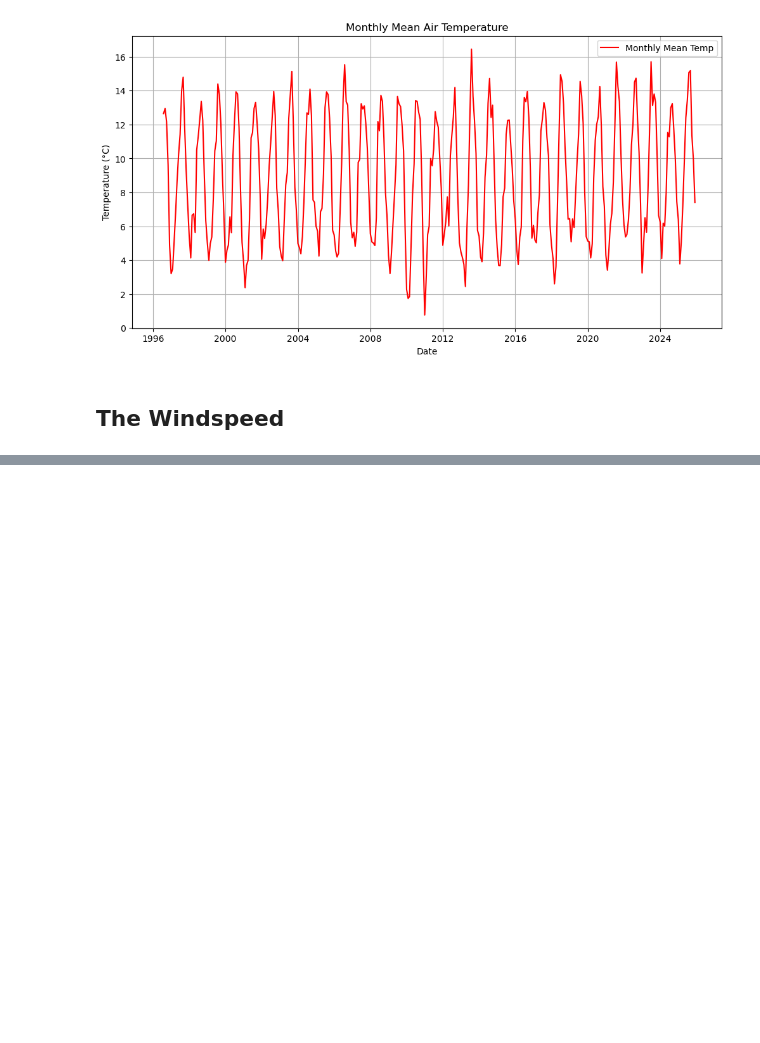
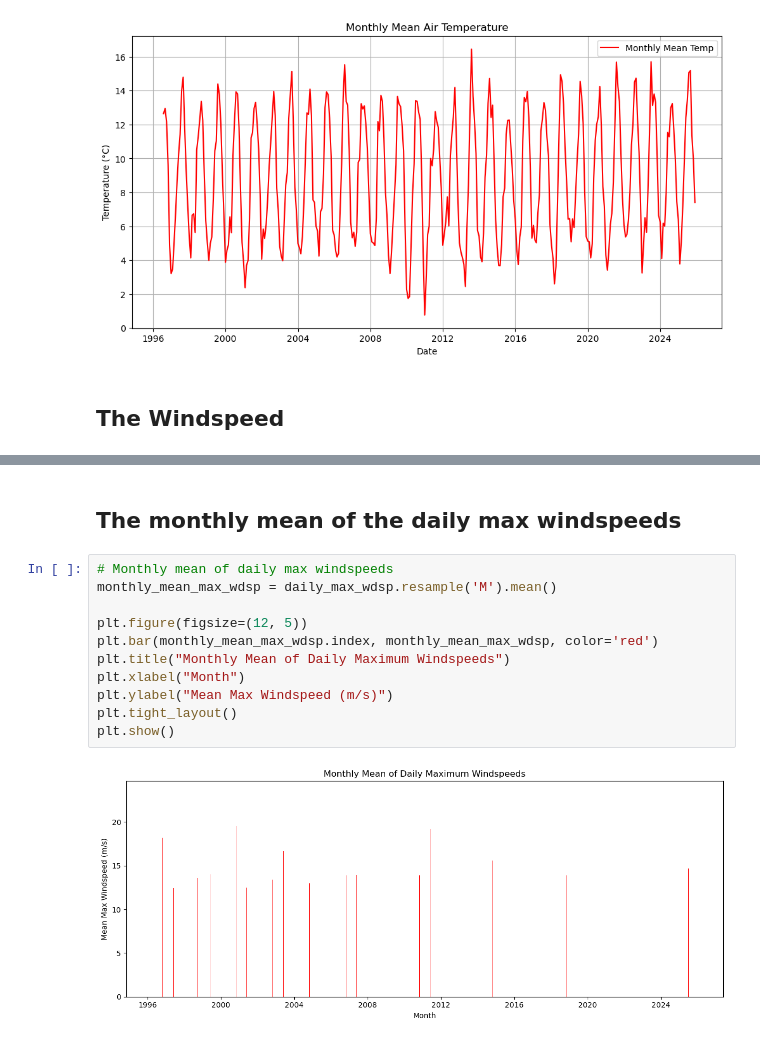
Before and after one commit to JoannaMnich/PFDA, a Jupyter notebook: assignments/assignment06-weather.ipynb, the cells around one changed output, grey strips where cells are left out. Saved outputs shown, nothing was run; the diff lists cells and outputs as text; blank space fills up the shorter version.

```diff
--- a/assignments/assignment06-weather.ipynb
+++ b/assignments/assignment06-weather.ipynb
@@ -146,0 +197,15 @@ plt.show()
+# %% [markdown]
+## The monthly mean of the daily max windspeeds
+# %%
+# Monthly mean of daily max windspeeds
+monthly_mean_max_wdsp = daily_max_wdsp.resample('M').mean()
+
+plt.figure(figsize=(12, 5))
+plt.bar(monthly_mean_max_wdsp.index, monthly_mean_max_wdsp, color='red')
+plt.title("Monthly Mean of Daily Maximum Windspeeds")
+plt.xlabel("Month")
+plt.ylabel("Mean Max Windspeed (m/s)")
+plt.tight_layout()
+plt.show()
+# %% [output]
+[figure, added]
```
Also changed, not shown: parts of 9 cells of this notebook.
